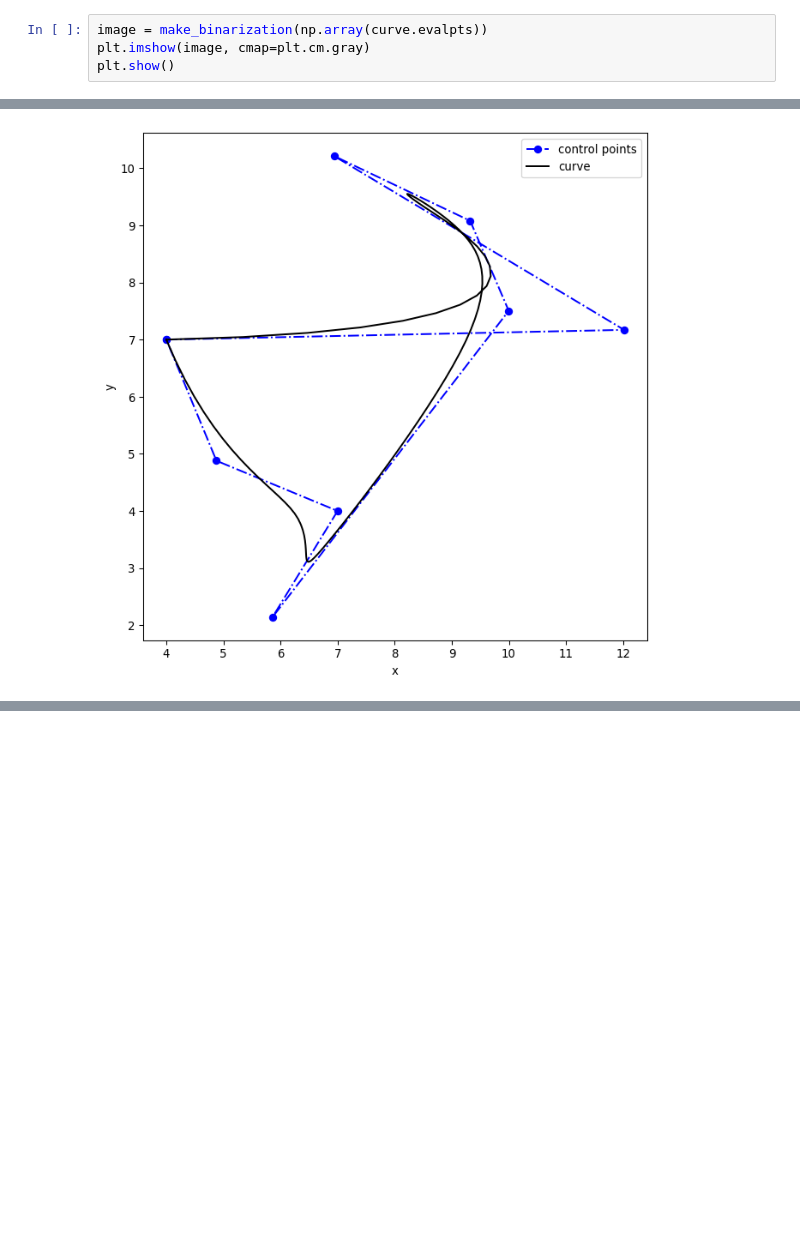
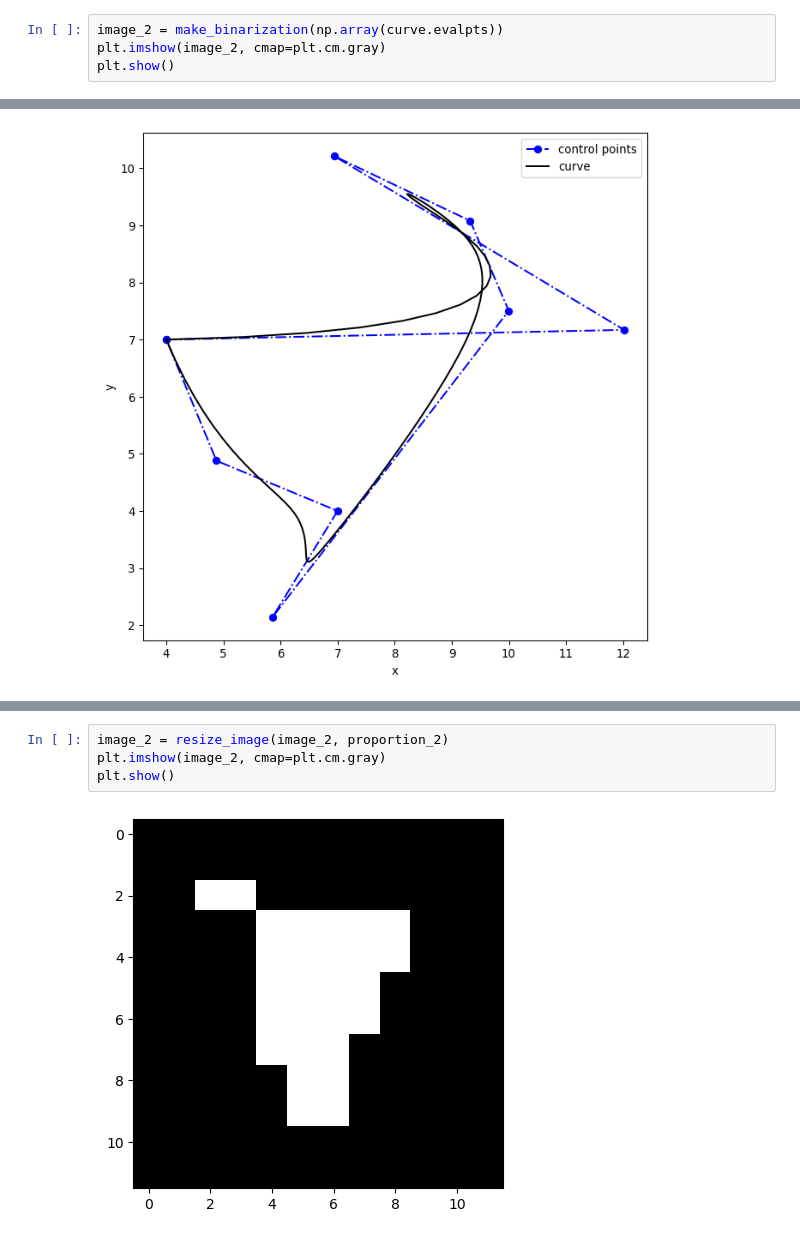
Before and after one commit to KrzysiekJa/grain-images-analytics, a Jupyter notebook: notebook.ipynb, the cells around one changed output, grey strips where cells are left out. Saved outputs shown, nothing was run; the diff lists cells and outputs as text; blank space fills up the shorter version.

```diff
--- a/notebook.ipynb
+++ b/notebook.ipynb
@@ -1058,8 +1071,8 @@ curve = fully_visualize_curve(x_solution)
 # %% [output]
 [figure]
 # %%
-image = make_binarization(np.array(curve.evalpts))
-plt.imshow(image, cmap=plt.cm.gray)
+image_2 = make_binarization(np.array(curve.evalpts))
+plt.imshow(image_2, cmap=plt.cm.gray)
 plt.show()
 # %% [output]
 [figure]
@@ -1088,0 +1139,6 @@ plt.show()
+# %%
+image_2 = resize_image(image_2, proportion_2)
+plt.imshow(image_2, cmap=plt.cm.gray)
+plt.show()
+# %% [output]
+[figure, added]
```
Also changed, not shown: parts of 8 cells of this notebook.
